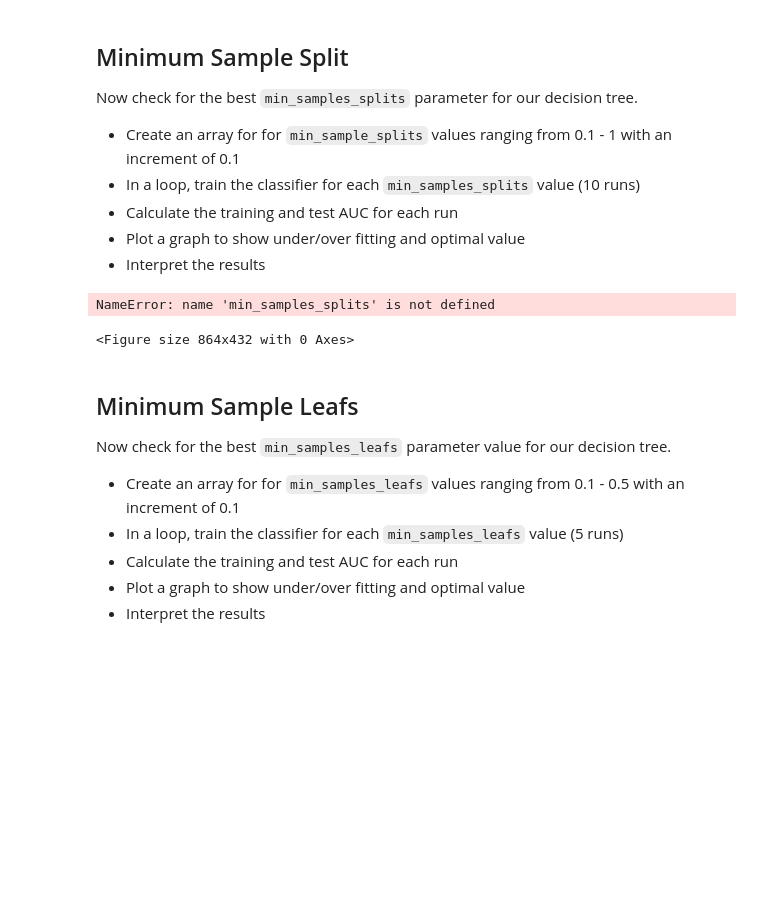
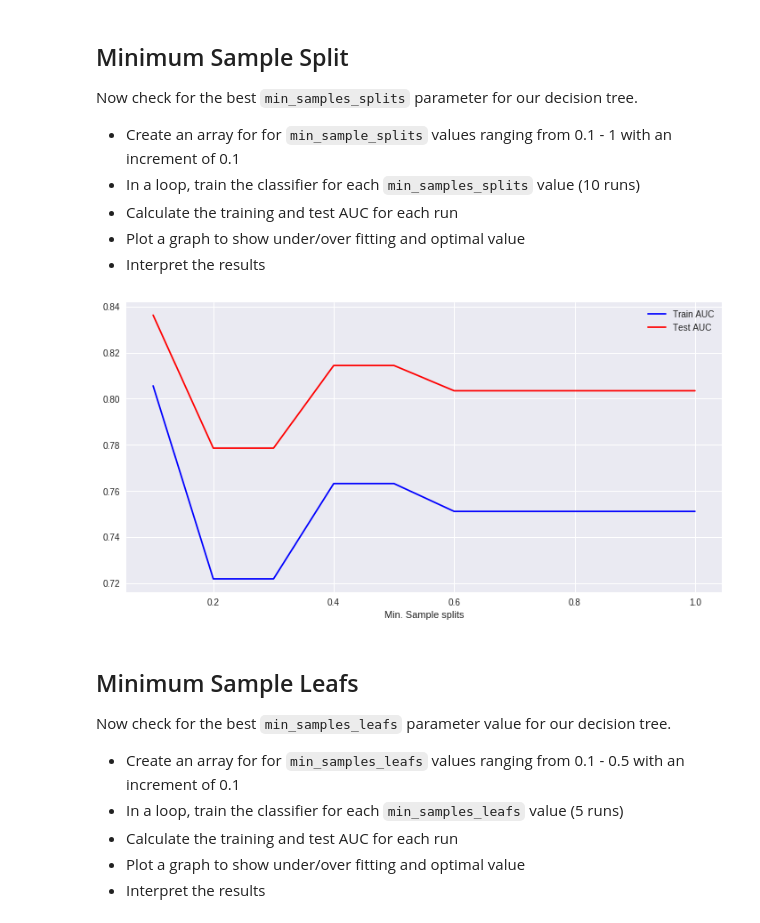
Before and after one commit to hiowatah/dsc-3-31-08-decision-tree-pruning-hyperparameter-optimization-lab-nyc-ds-career-031119, a Jupyter notebook: index.ipynb, the cells around one changed output. Drawn from its saved outputs; the diff is of its cells as text; code cells hidden in the pictures; blank space fills up the shorter version.

```diff
--- a/index.ipynb
+++ b/index.ipynb
@@ -162,33 +162,32 @@ Now check for the best `min_samples_splits` parameter for our decision tree.
 # %%
 # Identify the optimal min-samples-split for given data
 min_samples = np.linspace(0.1,1,10)
 train_results = []
 test_results = []
 
 for samples in min_samples:
    dt = DecisionTreeClassifier(criterion='entropy', max_depth=4, min_samples_split=samples)
    dt.fit(X_train, y_train)
    train_pred = dt.predict(X_train)
    false_positive_rate, true_positive_rate, thresholds = roc_curve(y_train, train_pred)
    roc_auc = auc(false_positive_rate, true_positive_rate)
    # Add auc score to previous train results
    train_results.append(roc_auc)
    y_pred = dt.predict(X_test)
    false_positive_rate, true_positive_rate, thresholds = roc_curve(y_test, y_pred)
    roc_auc = auc(false_positive_rate, true_positive_rate)
    # Add auc score to previous test results
    test_results.append(roc_auc)
 
 plt.figure(figsize=(12,6))
-plt.plot(min_samples_splits, train_results, 'b', label='Train AUC')
-plt.plot(min_samples_splits, test_results, 'r', label='Test AUC')
+plt.plot(min_samples, train_results, 'b', label='Train AUC')
+plt.plot(min_samples, test_results, 'r', label='Test AUC')
 plt.xlabel('Min. Sample splits')
 plt.legend()
 plt.show()
 # Your code here
 # %% [output]
-NameError: name 'min_samples_splits' is not defined
-<Figure size 864x432 with 0 Axes>
+[figure, added]
 # %%
 # Your observations
 # %% [markdown]
```
